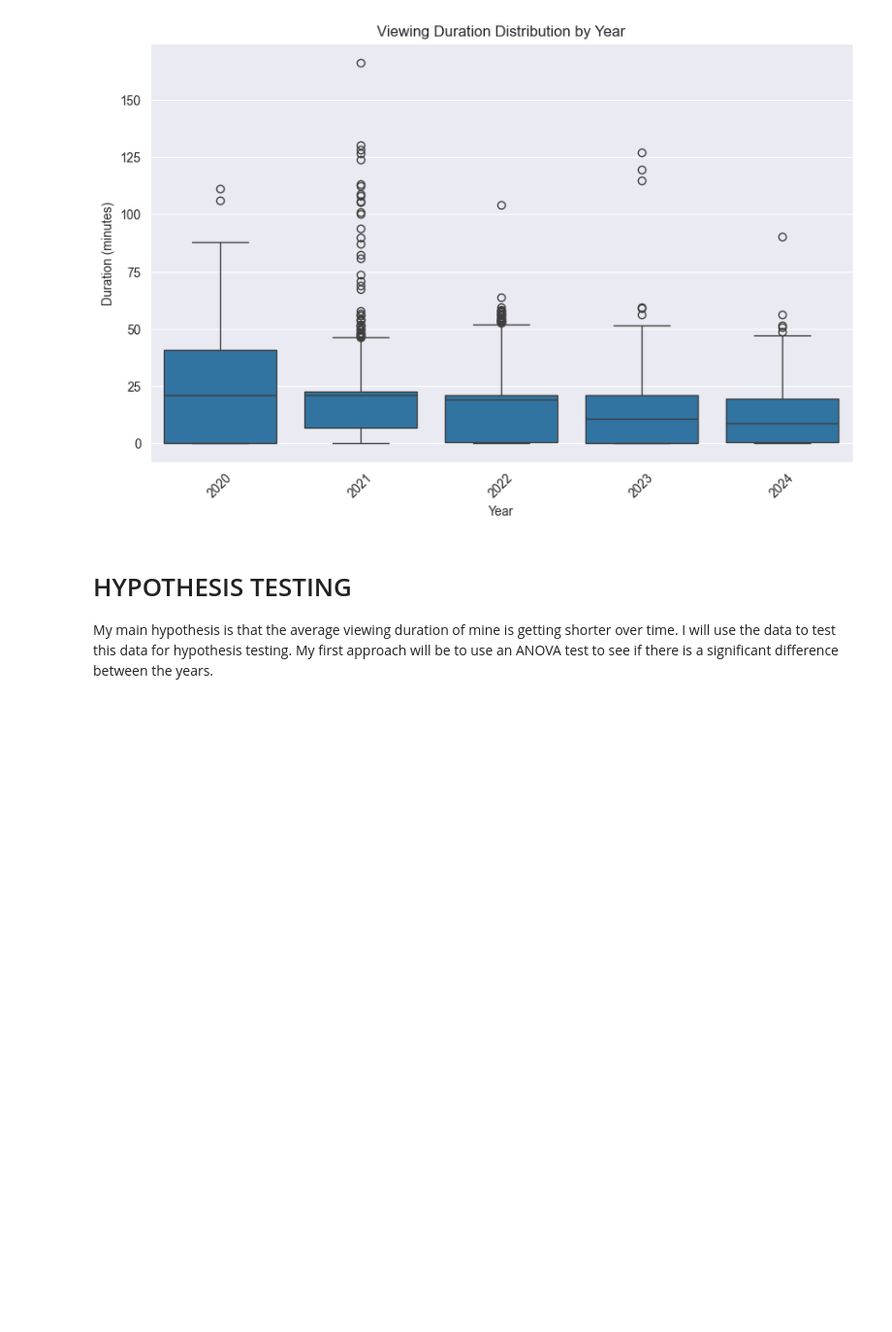
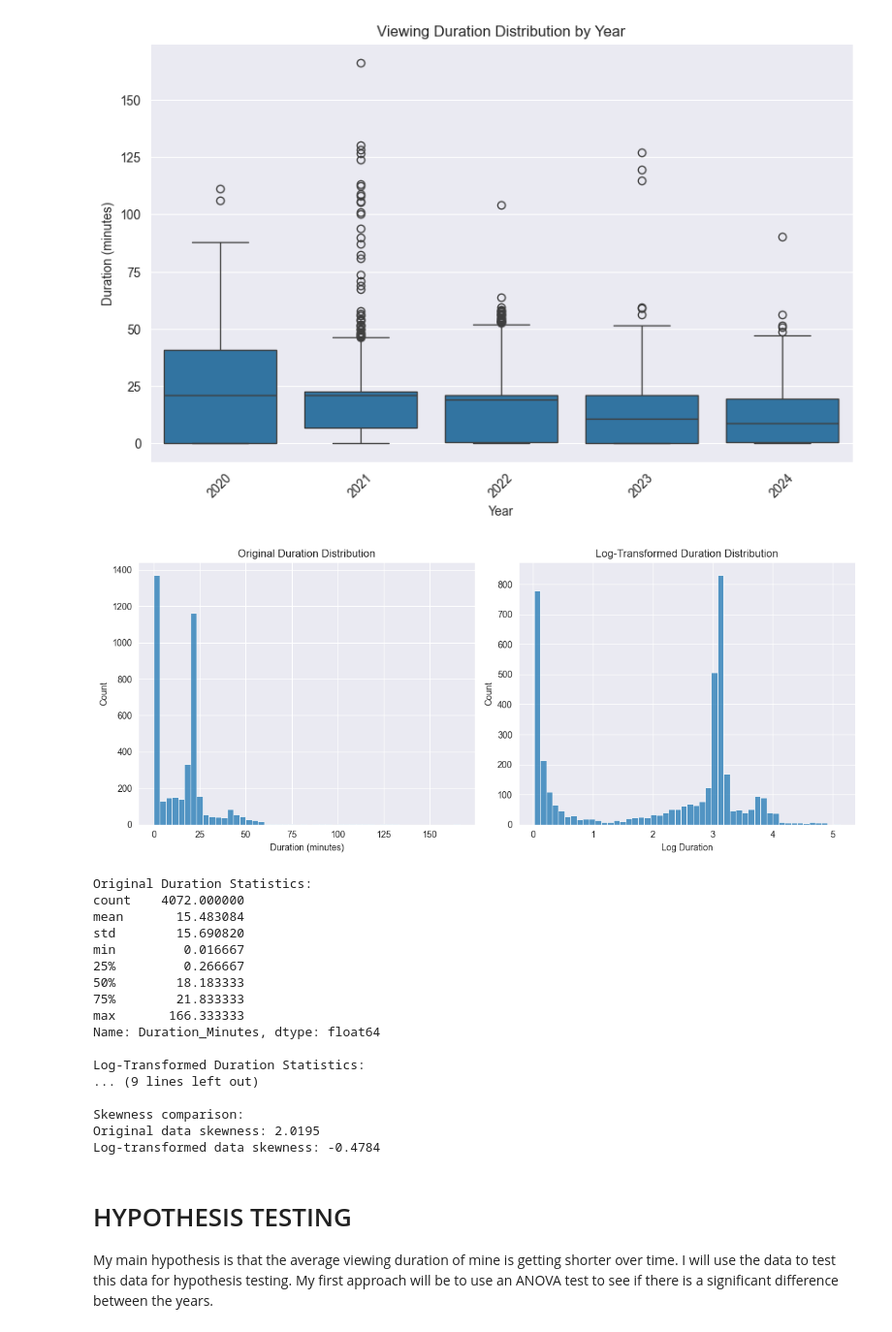
Before and after one commit to mfatihpaksoy/Dsa-210-Project, a Jupyter notebook: main.ipynb, the cells around one changed output. Shown at 97% size. Cells and saved outputs as stored; diff of their text form; code cells hidden in the pictures; blank space fills up the shorter version.

```diff
--- a/main.ipynb
+++ b/main.ipynb
@@ -193,6 +193,68 @@ Spearman Correlation:
 Correlation coefficient: -0.1785
 P-value: 1.6185e-30
 [figure]
+# %%
+# Import necessary libraries
+import numpy as np
+import matplotlib.pyplot as plt
+import seaborn as sns
+
+# Perform log transformation (adding 1 to handle zeros)
+mehmet_data['Duration_Log'] = np.log1p(mehmet_data['Duration_Minutes'])
+
+# Create visualization of original vs transformed data
+plt.figure(figsize=(12, 5))
+
+# Original distribution
+plt.subplot(1, 2, 1)
+sns.histplot(mehmet_data['Duration_Minutes'], bins=50)
+plt.title('Original Duration Distribution')
+plt.xlabel('Duration (minutes)')
+plt.ylabel('Count')
+
+# Log-transformed distribution
+plt.subplot(1, 2, 2)
+sns.histplot(mehmet_data['Duration_Log'], bins=50)
+plt.title('Log-Transformed Duration Distribution')
+plt.xlabel('Log Duration')
+plt.ylabel('Count')
+
+plt.tight_layout()
+plt.show()
+
+# Print summary statistics
+print("\nOriginal Duration Statistics:")
+print(mehmet_data['Duration_Minutes'].describe())
+
+print("\nLog-Transformed Duration Statistics:")
+print(mehmet_data['Duration_Log'].describe())
+
+# Calculate skewness
+original_skew = mehmet_data['Duration_Minutes'].skew()
+transformed_skew = mehmet_data['Duration_Log'].skew()
+
+print(f"\nSkewness comparison:")
+print(f"Original data skewness: {original_skew:.4f}")
+print(f"Log-transformed data skewness: {transformed_skew:.4f}")
+# %% [output]
+[figure, added]
+Original Duration Statistics:
+count    4072.000000
+mean       15.483084
+std        15.690820
+min         0.016667
+25%         0.266667
+50%        18.183333
+75%        21.833333
+max       166.333333
+Name: Duration_Minutes, dtype: float64
+
+Log-Transformed Duration Statistics:
+... (9 lines left out)
+
+Skewness comparison:
+Original data skewness: 2.0195
+Log-transformed data skewness: -0.4784
 # %% [markdown]
 # HYPOTHESIS TESTING
  My main hypothesis is that the average viewing duration of mine is getting shorter over time.
```
Also changed, not shown: 2 other files.
